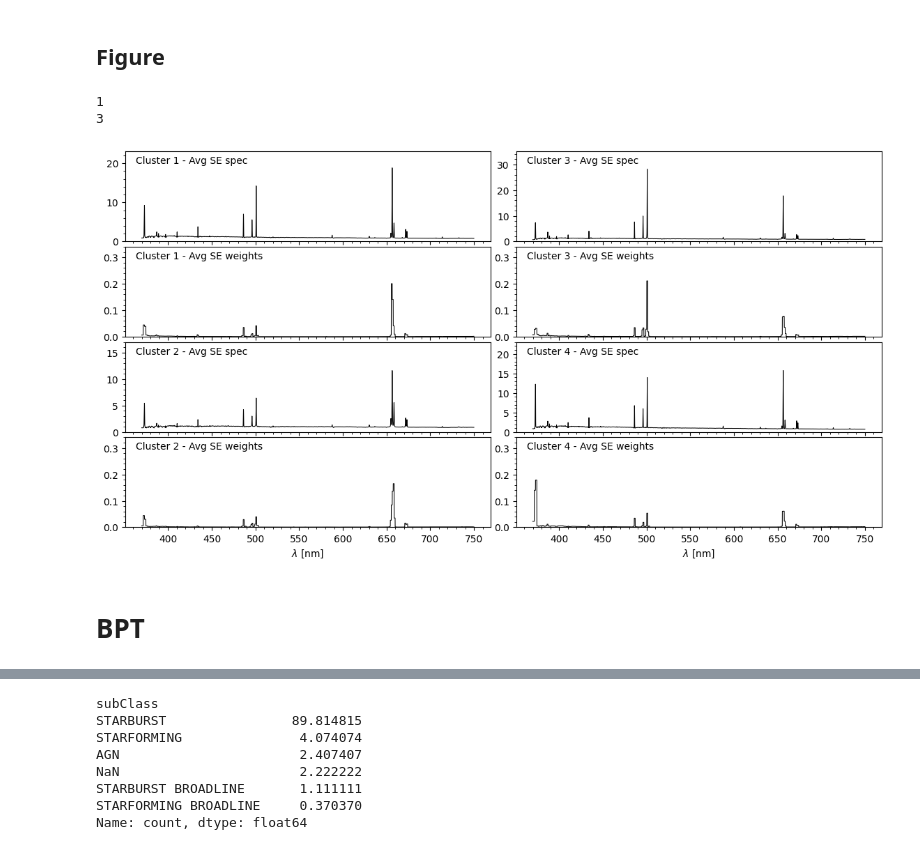
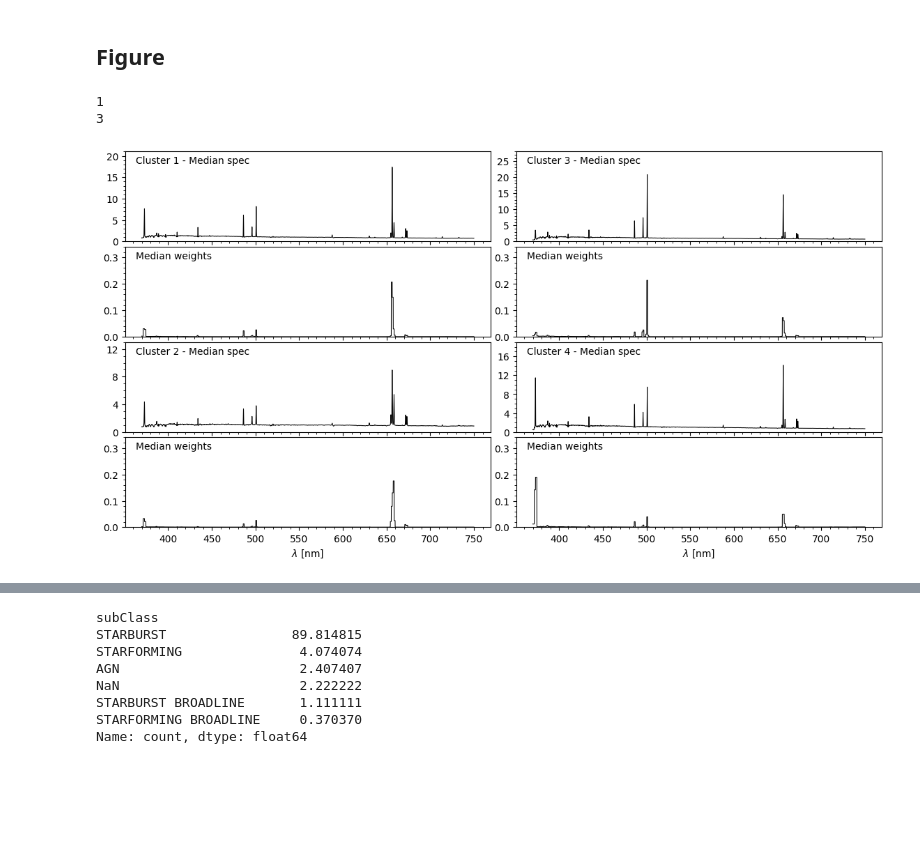
Before and after one commit to ed-ortizm/xai-astronomy, a Jupyter notebook: thesis/04_clustering_xai/03_se_cluster_analysis.ipynb, the cells around one changed output, grey strips where cells are left out. Saved outputs shown, nothing was run; the diff lists cells and outputs as text; code cells hidden in the pictures; blank space fills up the shorter version.

```diff
--- a/thesis/04_clustering_xai/03_se_cluster_analysis.ipynb
+++ b/thesis/04_clustering_xai/03_se_cluster_analysis.ipynb
@@ -948,0 +952,14 @@ Cluster 4: 103 out of 304 have NaN oiii_to_oii values.
+# %%
+labels = [f"({i})" for i in range(0, n_clusters)]
+print(labels)
+
+n2_ha = median_cluster_ratios_df["nii to halpha"].to_list()
+o3_hb = median_cluster_ratios_df["oiii to hbeta"].to_list()
+log_n2_ha = np.log10(n2_ha)
+log_o3_hb = np.log10(o3_hb)
+
+print(log_n2_ha)
+print(log_o3_hb)
+
+fig, ax = plt.subplots(figsize=(10, 8))
+fig, ax = BPT.standar_bpt_plot(fig, ax, log_n2_ha, log_o3_hb, labels, xytext=(-5, 5))
@@ -1110,51 +1142,51 @@ fig, axs = plt.subplots(
 
 # ------------------------------------------------------------------
 # Cluster 1
-axs[0, 0].plot(wave_nm, avg_spec_1, color="black", linewidth=lw)
+axs[0, 0].plot(wave_nm, med_spec_1, color="black", linewidth=lw)
 
-y_lims = (0, 23)
-y_ticks = np.arange(0, 23, 10)
+y_lims = (0, 21)
+y_ticks = np.arange(0, 21, 5)
 axs[0, 0].set_ylim(y_lims)
 axs[0, 0].set_yticks(y_ticks)
 
 # weights
-axs[1, 0].plot(wave_nm, avg_weights_1, color="black", linewidth=lw)
+axs[1, 0].plot(wave_nm, med_weights_1, color="black", linewidth=lw)
 
 # ------------------------------------------------------------------
 # Cluster 2
-axs[2, 0].plot(wave_nm, avg_spec_2, color="black", linewidth=lw)
+axs[2, 0].plot(wave_nm, med_spec_2, color="black", linewidth=lw)
 
-y_lims = (0, 17)
-y_ticks = np.arange(0, 17, 5)
+y_lims = (0, 13)
+y_ticks = np.arange(0, 13, 4)
 axs[2, 0].set_ylim(y_lims)
 axs[2, 0].set_yticks(y_ticks)
 
 # weights
-axs[3, 0].plot(wave_nm, avg_weights_2, color="black", linewidth=lw)
+axs[3, 0].plot(wave_nm, med_weights_2, color="black", linewidth=lw)
 
 # ------------------------------------------------------------------
 # Cluster 3
-axs[0, 1].plot(wave_nm, avg_spec_3, color="black", linewidth=lw)
+axs[0, 1].plot(wave_nm, med_spec_3, color="black", linewidth=lw)
 
-y_lims = (0, 35)
-y_ticks = np.arange(0, 35, 10)
+y_lims = (0, 28)
+y_ticks = np.arange(0, 28, 5)
 axs[0, 1].set_ylim(y_lims)
 axs[0, 1].set_yticks(y_ticks)
 
 # weights
-axs[1, 1].plot(wave_nm, avg_weights_3, color="black", linewidth=lw)
+axs[1, 1].plot(wave_nm, med_weights_3, color="black", linewidth=lw)
 
 # ------------------------------------------------------------------
 # Cluster 4
-axs[2, 1].plot(wave_nm, avg_spec_4, color="black", linewidth=lw)
+axs[2, 1].plot(wave_nm, med_spec_4, color="black", linewidth=lw)
 
-y_lims = (0, 23)
-y_ticks = np.arange(0, 21, 5)
+y_lims = (0, 19)
+y_ticks = np.arange(0, 18, 4)
 axs[2, 1].set_ylim(y_lims)
 axs[2, 1].set_yticks(y_ticks)
 
 # weights
-axs[3, 1].plot(wave_nm, avg_weights_4, color="black", linewidth=lw)
+axs[3, 1].plot(wave_nm, med_weights_4, color="black", linewidth=lw)
 
 # --------------------------------------------------------------------
 # lim and ticks for explanation weights
@@ -1179,40 +1211,40 @@ for ax in axs.flatten():
 # add text
 for i in range(0, 2):
 
     axs[i * 2, 0].text(
-        0.03, 0.95, f'Cluster {i + 1} - Avg SE spec',
+        0.03, 0.95, f'Cluster {i + 1} - Median spec',
         transform=axs[i * 2, 0].transAxes,
         # fontsize=14,
         verticalalignment='top',
     )
     axs[i * 2 + 1, 0].text(
-        0.03, 0.95, f'Cluster {i + 1} - Avg SE weights',
+        0.03, 0.95, 'Median weights',
+        # 0.03, 0.95, f'Cluster {i + 1} - Median weights',
         transform=axs[i * 2 + 1, 0].transAxes,
         # fontsize=14,
         verticalalignment='top',
     )
 
     axs[i * 2, 1].text(
-        0.03, 0.95, f'Cluster {i + 3} - Avg SE spec',
+        0.03, 0.95, f'Cluster {i + 3} - Median spec',
         transform=axs[i * 2, 1].transAxes,
         # fontsize=14,
         verticalalignment='top',
     )
     axs[i * 2 + 1, 1].text(
-        0.03, 0.95, f'Cluster {i + 3} - Avg SE weights',
+        0.03, 0.95, 'Median weights',
+        # 0.03, 0.95, f'Cluster {i + 3} - Median weights',
         transform=axs[i * 2 + 1, 1].transAxes,
         # fontsize=14,
         verticalalignment='top',
     )
 
 plt.subplots_adjust(hspace=0.06, wspace=0.07)
 plt.show()
-# # save fig
-# fname = 'se_cluster_1_to_4'
-# fig.savefig(f"{ch_6_dir}/{fname}_avg.pdf", bbox_inches="tight")
+# save fig
+fname = 'se_cluster_1_to_4'
+fig.savefig(f"{ch_6_dir}/{fname}_med.pdf", bbox_inches="tight")
 # %% [output]
 1
 3
-[figure, old version]
+[figure, new version]
-# %% [markdown]
-# BPT
```
Also changed, not shown: parts of 10 cells of this notebook, 3 other files.
